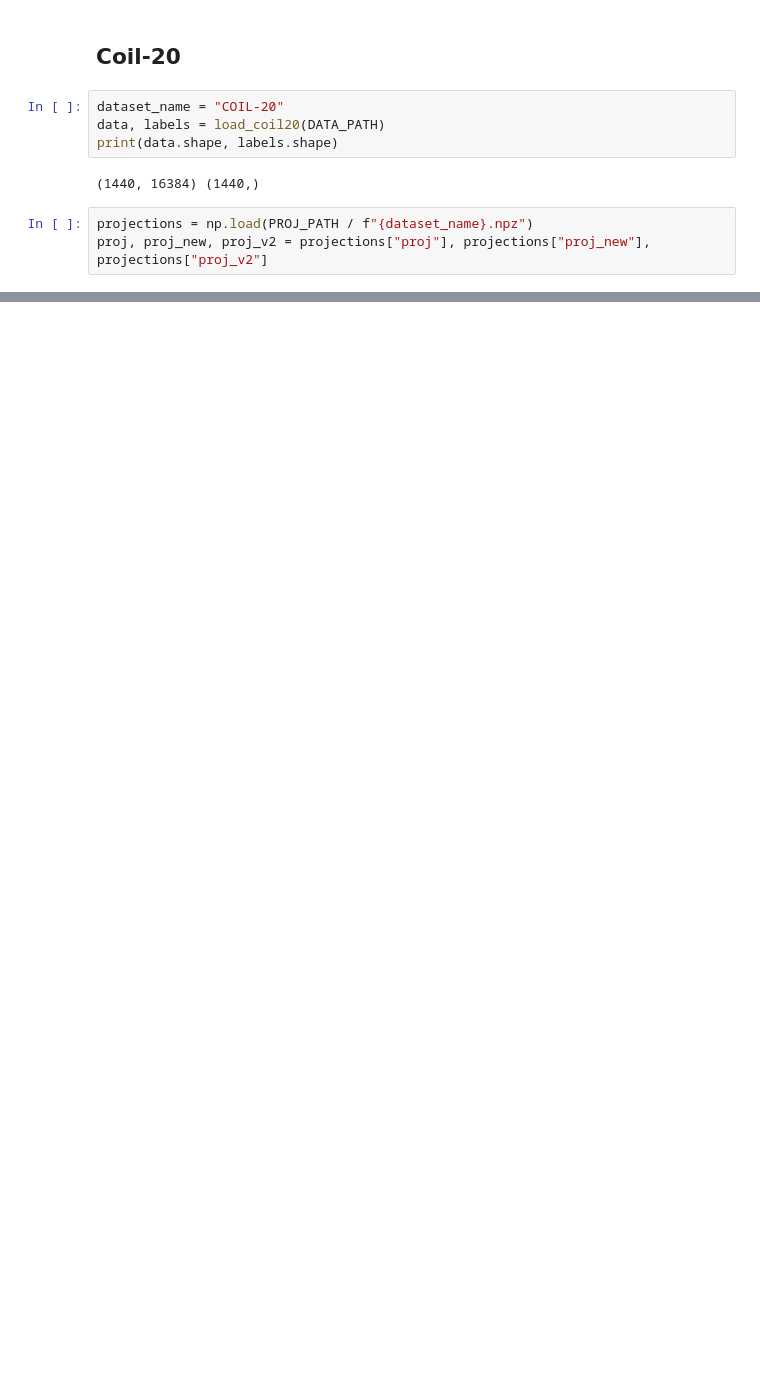
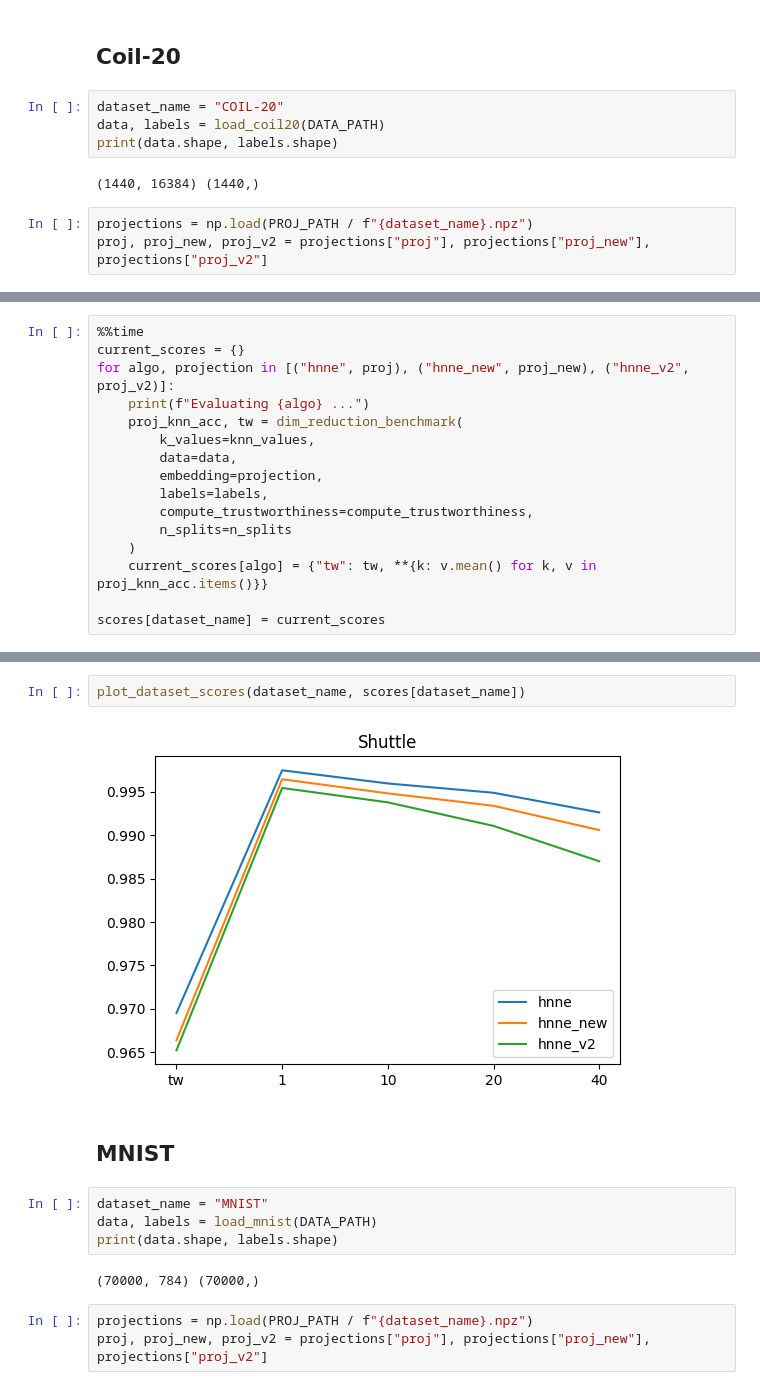
Before and after one commit to koulakis/h-nne, a Jupyter notebook: dev_notebooks/evaluate_hnne_v2.ipynb, the cells around one changed output, grey strips where cells are left out. Cells and saved outputs as stored; diff of their text form; blank space fills up the shorter version.

```diff
--- a/dev_notebooks/evaluate_hnne_v2.ipynb
+++ b/dev_notebooks/evaluate_hnne_v2.ipynb
@@ -109,0 +95,16 @@ scores["coil_20"] = {
+# %%
+%%time
+current_scores = {}
+for algo, projection in [("hnne", proj), ("hnne_new", proj_new), ("hnne_v2", proj_v2)]:
+    print(f"Evaluating {algo} ...")
+    proj_knn_acc, tw = dim_reduction_benchmark(
+        k_values=knn_values,
+        data=data,
+        embedding=projection,
+        labels=labels,
+        compute_trustworthiness=compute_trustworthiness,
+        n_splits=n_splits
+    )
+    current_scores[algo] = {"tw": tw, **{k: v.mean() for k, v in proj_knn_acc.items()}}
+
+scores[dataset_name] = current_scores
@@ -109,0 +117,15 @@ scores["coil_20"] = {
+# %%
+plot_dataset_scores(dataset_name, scores[dataset_name])
+# %% [output]
+[figure, added]
+# %% [markdown]
+## MNIST
+# %%
+dataset_name = "MNIST"
+data, labels = load_mnist(DATA_PATH)
+print(data.shape, labels.shape)
+# %% [output]
+(70000, 784) (70000,)
+# %%
+projections = np.load(PROJ_PATH / f"{dataset_name}.npz")
+proj, proj_new, proj_v2 = projections["proj"], projections["proj_new"], projections["proj_v2"]
```
Also changed, not shown: parts of 48 cells of this notebook, 1 other file.
